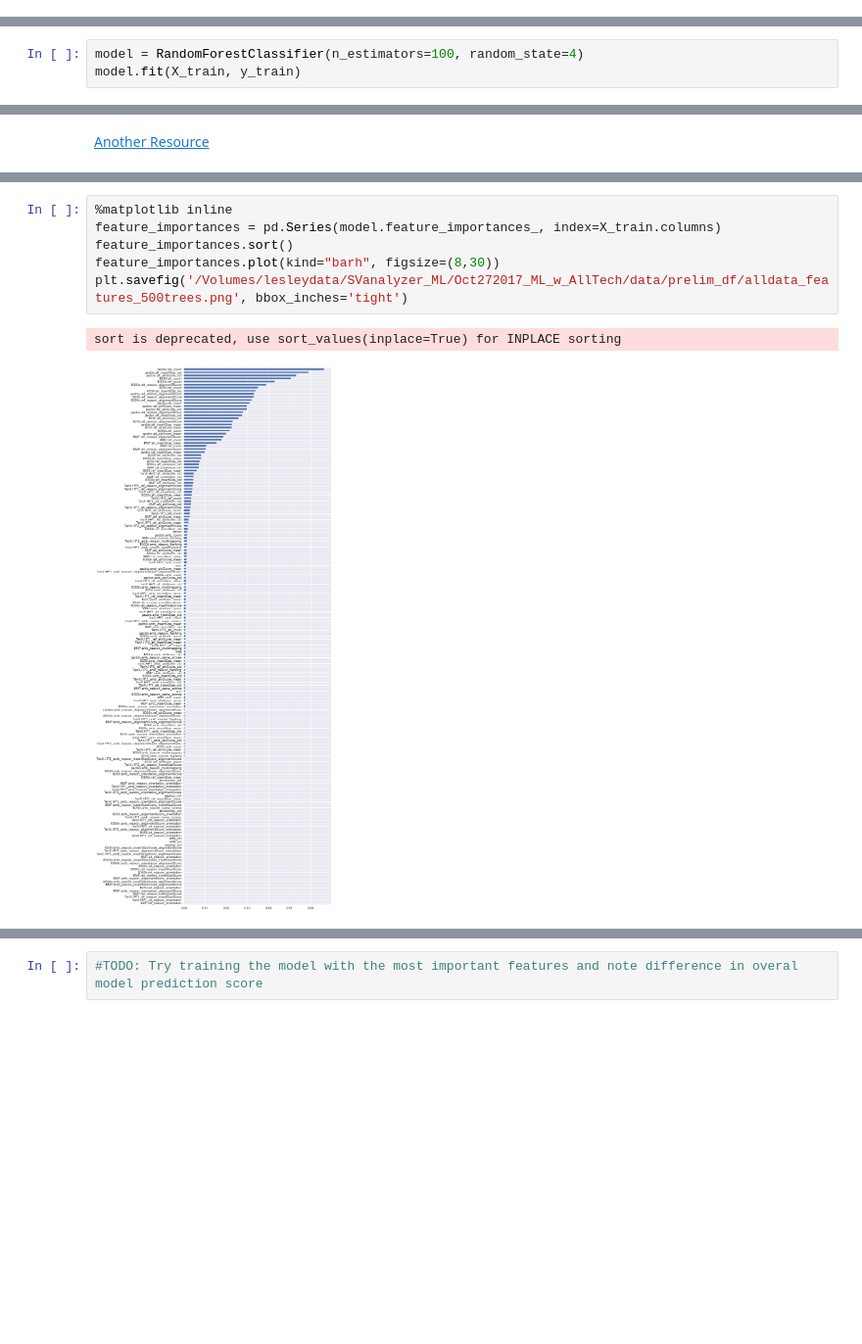
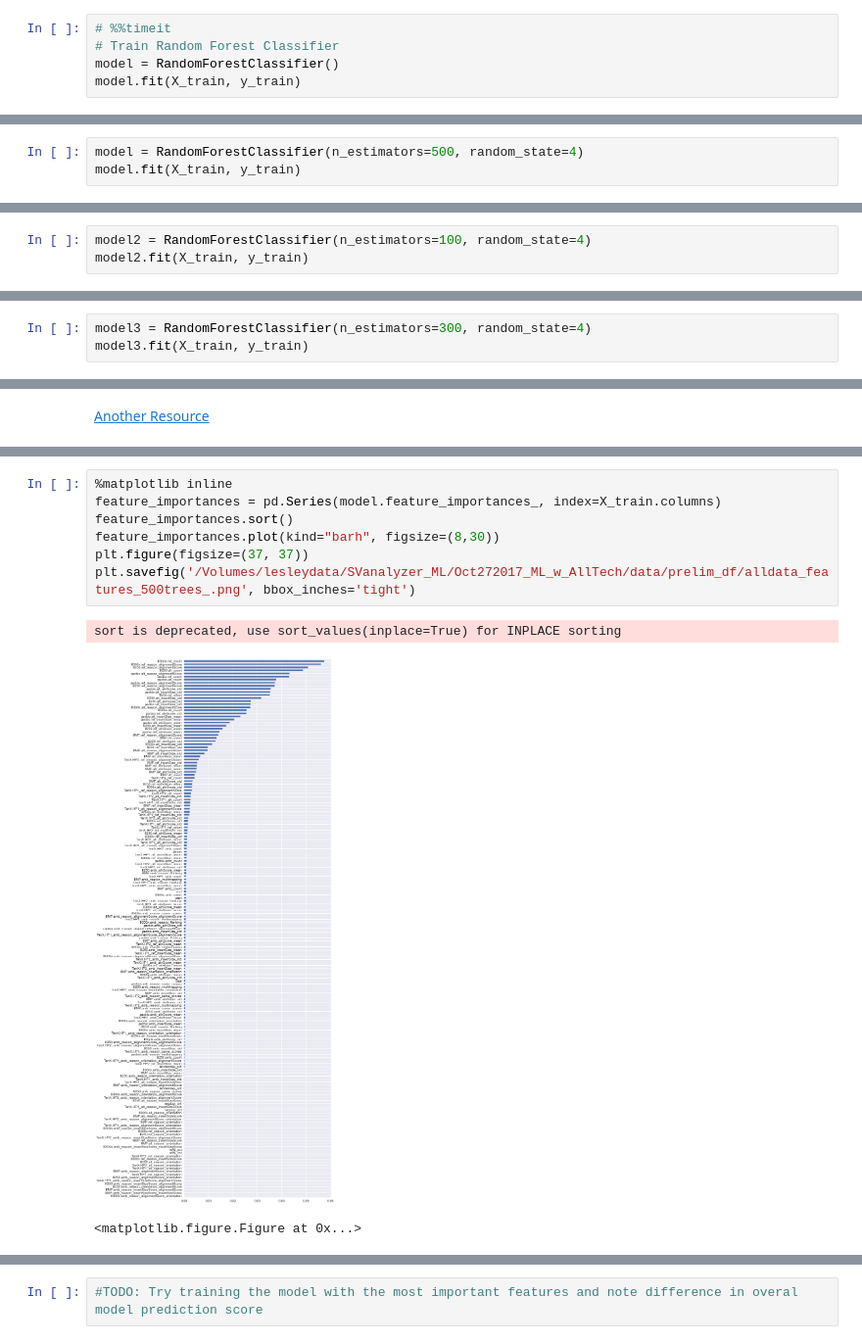
Before and after one commit to lesleymaraina/NIST, a Jupyter notebook: Notebooks/SVanalyzer_ML/DEL/results/General/All_Data_Consensus_GT.ipynb, the cells around one changed output, grey strips where cells are left out. Shown at 98% size. Saved outputs shown, nothing was run; the diff lists cells and outputs as text; blank space fills up the shorter version.

```diff
--- a/Notebooks/SVanalyzer_ML/DEL/results/General/All_Data_Consensus_GT.ipynb
+++ b/Notebooks/SVanalyzer_ML/DEL/results/General/All_Data_Consensus_GT.ipynb
@@ -367,0 +2159,5 @@ plt.show()
+# %%
+# %%timeit
+# Train Random Forest Classifier
+model = RandomForestClassifier()
+model.fit(X_train, y_train)
@@ -381,7 +2186,7 @@ RandomForestClassifier(bootstrap=True, class_weight=None, criterion='gini',
 # %% [markdown]
 ** Train Model Using Optimal Tuning Parameters**
 # %%
-model = RandomForestClassifier(n_estimators=100, random_state=4)
+model = RandomForestClassifier(n_estimators=500, random_state=4)
 model.fit(X_train, y_train)
 # %% [output]
 RandomForestClassifier(bootstrap=True, class_weight=None, criterion='gini',
@@ -392 +2197,4 @@ RandomForestClassifier(bootstrap=True, class_weight=None, criterion='gini',
             verbose=0, warm_start=False)
+# %%
+model2 = RandomForestClassifier(n_estimators=100, random_state=4)
+model2.fit(X_train, y_train)
@@ -392,0 +2208,3 @@ RandomForestClassifier(bootstrap=True, class_weight=None, criterion='gini',
+# %%
+model3 = RandomForestClassifier(n_estimators=300, random_state=4)
+model3.fit(X_train, y_train)
@@ -421,9 +2246,11 @@ RandomForestClassifier(bootstrap=True, class_weight=None, criterion='gini',
 # %%
 %matplotlib inline
 feature_importances = pd.Series(model.feature_importances_, index=X_train.columns)
 feature_importances.sort()
 feature_importances.plot(kind="barh", figsize=(8,30))
-plt.savefig('/Volumes/lesleydata/SVanalyzer_ML/Oct272017_ML_w_AllTech/data/prelim_df/alldata_features_500trees.png', bbox_inches='tight')
+plt.figure(figsize=(37, 37))
+plt.savefig('/Volumes/lesleydata/SVanalyzer_ML/Oct272017_ML_w_AllTech/data/prelim_df/alldata_features_500trees_.png', bbox_inches='tight')
 # %% [output]
 sort is deprecated, use sort_values(inplace=True) for INPLACE sorting
-[figure, old version]
+[figure, new version]
+<matplotlib.figure.Figure at 0x...>
```
Also changed, not shown: parts of 346 cells of this notebook, 57 other files.
